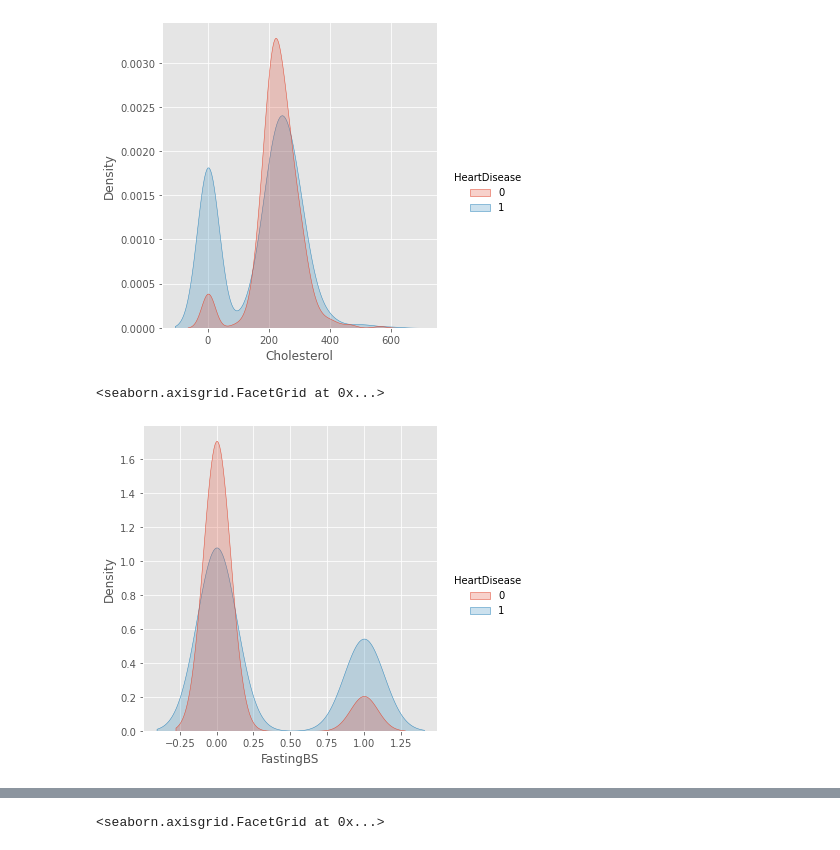
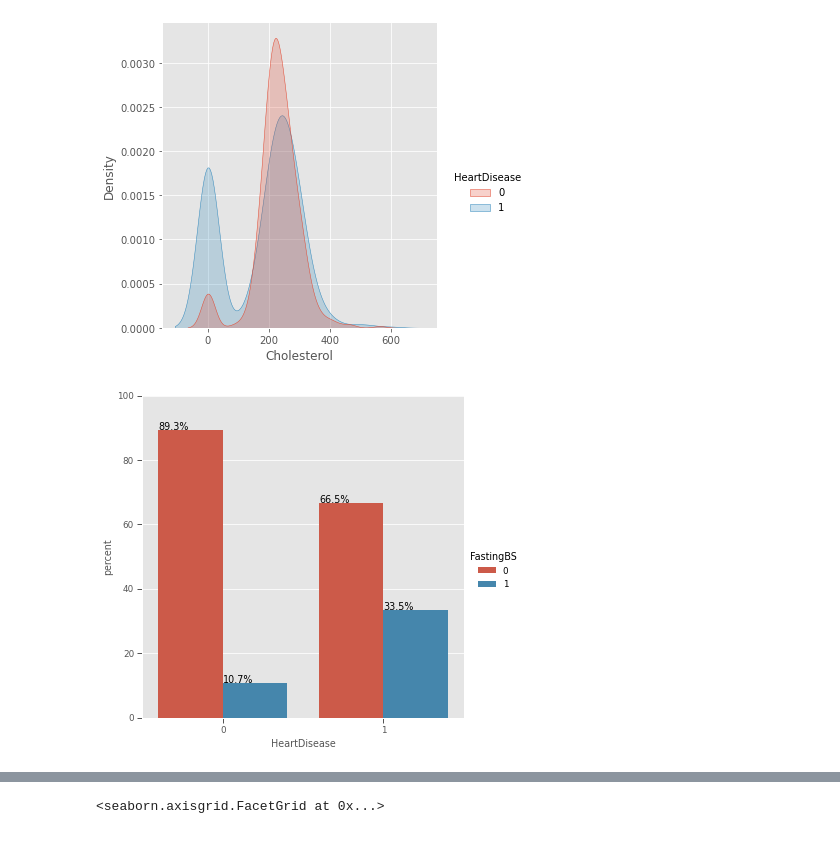
Before and after one commit to klundquist/heart_disease_prediction, a Jupyter notebook: Heart_failure_EDA.ipynb, the cells around one changed output, grey strips where cells are left out. Saved outputs shown, nothing was run; the diff lists cells and outputs as text; code cells hidden in the pictures.

```diff
--- a/Heart_failure_EDA.ipynb
+++ b/Heart_failure_EDA.ipynb
@@ -161,0 +167,17 @@ sns.displot(heart, x=heart.columns[0], hue="HeartDisease", kind="kde", fill=True
+# %%
+# https://stackoverflow.com/questions/34615854/seaborn-countplot-with-normalized-y-axis-per-group
+def make_bar_plot(y, x = 'HeartDisease'):
+
+    df1 = heart.groupby(x)[y].value_counts(normalize=True)
+    df1 = df1.mul(100)
+    df1 = df1.rename('percent').reset_index()
+
+    g = sns.catplot(x=x,y='percent',hue=y,kind='bar',data=df1)
+    g.ax.set_ylim(0,100)
+
+    for p in g.ax.patches:
+        txt = str(p.get_height().round(1)) + '%'
+        txt_x = p.get_x()
+        txt_y = p.get_height()
+        g.ax.text(txt_x,txt_y,txt)
+make_bar_plot('Sex')
@@ -170,7 +198,7 @@ sns.displot(heart, x=heart.columns[4], hue="HeartDisease", kind="kde", fill=True
 <seaborn.axisgrid.FacetGrid at 0x...>
 [figure]
 # %%
-sns.displot(heart, x=heart.columns[5], hue="HeartDisease", kind="kde", fill=True)
+#sns.displot(heart, x=heart.columns[5], hue="HeartDisease", kind="kde", fill=True)
+make_bar_plot('FastingBS')
 # %% [output]
-<seaborn.axisgrid.FacetGrid at 0x...>
-[figure, old version]
+[figure, new version]
```
Also changed, not shown: parts of 14 cells of this notebook.
